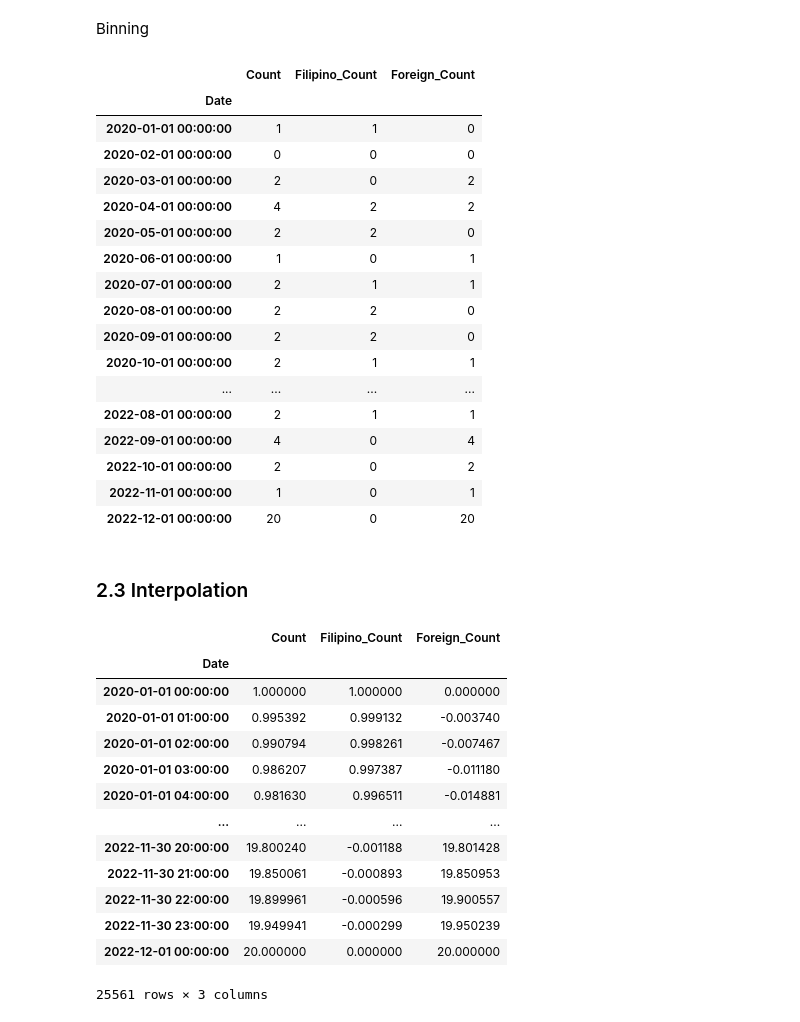
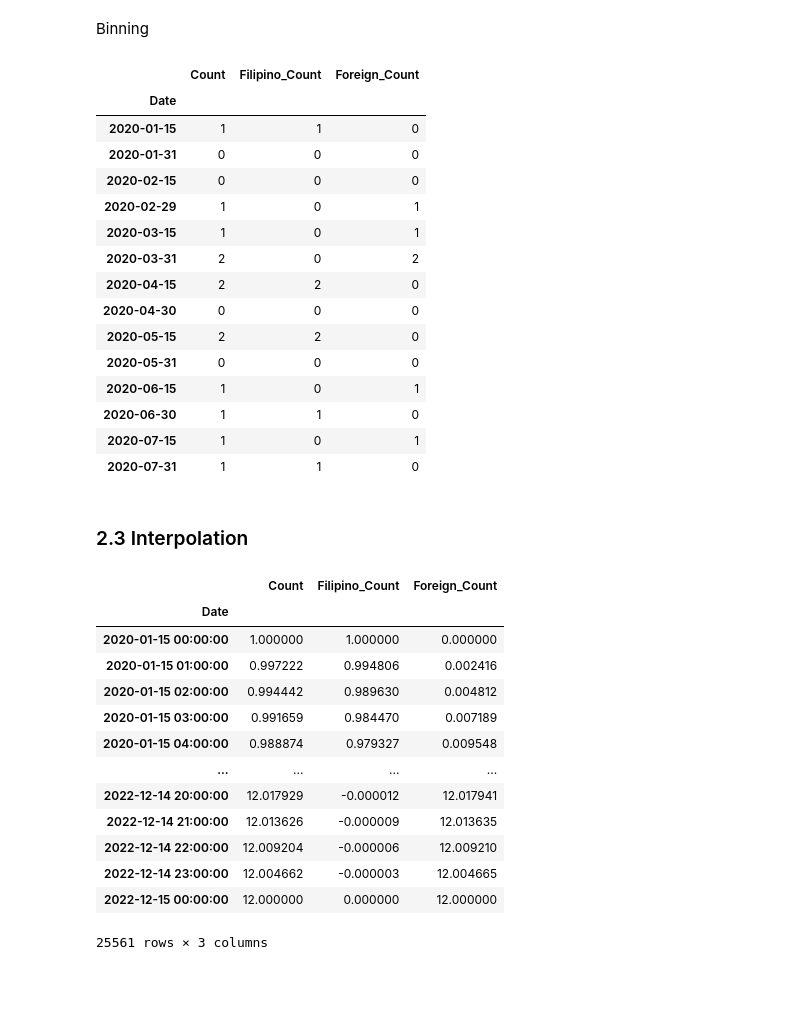
Before and after one commit to KituIco/cs132-g28-covid-vaccine-implants, a Jupyter notebook: misc/Data-Exploration-TimeSeries.ipynb, the cells around one changed output. Drawn from its saved outputs; the diff is of its cells as text; code cells hidden in the pictures; blank space fills up the shorter version.

```diff
--- a/misc/Data-Exploration-TimeSeries.ipynb
+++ b/misc/Data-Exploration-TimeSeries.ipynb
@@ -184,27 +187,25 @@ df_dates_language
 # %% [markdown]
 Binning
 # %%
-df_bin = df_dates_language.groupby(pd.Grouper(key="Date", freq="1MS")).sum()
-df_bin.style
+df_bin = df_dates_language.groupby(pd.Grouper(key="Date", freq="SM")).sum()
+df_bin.head(14)
 # %% [output]
 |  | Count | Filipino_Count | Foreign_Count |
 | Date |  |  |  |
-| 2020-01-01 00:00:00 | 1 | 1 | 0 |
-| 2020-02-01 00:00:00 | 0 | 0 | 0 |
-| 2020-03-01 00:00:00 | 2 | 0 | 2 |
-| 2020-04-01 00:00:00 | 4 | 2 | 2 |
-| 2020-05-01 00:00:00 | 2 | 2 | 0 |
-| 2020-06-01 00:00:00 | 1 | 0 | 1 |
-| 2020-07-01 00:00:00 | 2 | 1 | 1 |
-| 2020-08-01 00:00:00 | 2 | 2 | 0 |
-| 2020-09-01 00:00:00 | 2 | 2 | 0 |
-| 2020-10-01 00:00:00 | 2 | 1 | 1 |
-| ... | ... | ... | ... |
-| 2022-08-01 00:00:00 | 2 | 1 | 1 |
-| 2022-09-01 00:00:00 | 4 | 0 | 4 |
-| 2022-10-01 00:00:00 | 2 | 0 | 2 |
-| 2022-11-01 00:00:00 | 1 | 0 | 1 |
-| 2022-12-01 00:00:00 | 20 | 0 | 20 |
+| 2020-01-15 | 1 | 1 | 0 |
+| 2020-01-31 | 0 | 0 | 0 |
+| 2020-02-15 | 0 | 0 | 0 |
+| 2020-02-29 | 1 | 0 | 1 |
+| 2020-03-15 | 1 | 0 | 1 |
+| 2020-03-31 | 2 | 0 | 2 |
+| 2020-04-15 | 2 | 2 | 0 |
+| 2020-04-30 | 0 | 0 | 0 |
+| 2020-05-15 | 2 | 2 | 0 |
+| 2020-05-31 | 0 | 0 | 0 |
+| 2020-06-15 | 1 | 0 | 1 |
+| 2020-06-30 | 1 | 1 | 0 |
+| 2020-07-15 | 1 | 0 | 1 |
+| 2020-07-31 | 1 | 1 | 0 |
 # %% [markdown]
 ### 2.3 Interpolation
 # %%
@@ -215,16 +216,16 @@ df_interpolated
 # %% [output]
 |  | Count | Filipino_Count | Foreign_Count |
 | Date |  |  |  |
-| 2020-01-01 00:00:00 | 1.000000 | 1.000000 | 0.000000 |
-| 2020-01-01 01:00:00 | 0.995392 | 0.999132 | -0.003740 |
-| 2020-01-01 02:00:00 | 0.990794 | 0.998261 | -0.007467 |
-| 2020-01-01 03:00:00 | 0.986207 | 0.997387 | -0.011180 |
-| 2020-01-01 04:00:00 | 0.981630 | 0.996511 | -0.014881 |
+| 2020-01-15 00:00:00 | 1.000000 | 1.000000 | 0.000000 |
+| 2020-01-15 01:00:00 | 0.997222 | 0.994806 | 0.002416 |
+| 2020-01-15 02:00:00 | 0.994442 | 0.989630 | 0.004812 |
+| 2020-01-15 03:00:00 | 0.991659 | 0.984470 | 0.007189 |
+| 2020-01-15 04:00:00 | 0.988874 | 0.979327 | 0.009548 |
 | ... | ... | ... | ... |
-| 2022-11-30 20:00:00 | 19.800240 | -0.001188 | 19.801428 |
-| 2022-11-30 21:00:00 | 19.850061 | -0.000893 | 19.850953 |
-| 2022-11-30 22:00:00 | 19.899961 | -0.000596 | 19.900557 |
-| 2022-11-30 23:00:00 | 19.949941 | -0.000299 | 19.950239 |
-| 2022-12-01 00:00:00 | 20.000000 | 0.000000 | 20.000000 |
+| 2022-12-14 20:00:00 | 12.017929 | -0.000012 | 12.017941 |
+| 2022-12-14 21:00:00 | 12.013626 | -0.000009 | 12.013635 |
+| 2022-12-14 22:00:00 | 12.009204 | -0.000006 | 12.009210 |
+| 2022-12-14 23:00:00 | 12.004662 | -0.000003 | 12.004665 |
+| 2022-12-15 00:00:00 | 12.000000 | 0.000000 | 12.000000 |
 25561 rows × 3 columns
 # %% [markdown]
```
Also changed, not shown: parts of 7 cells of this notebook, 2 other files.
